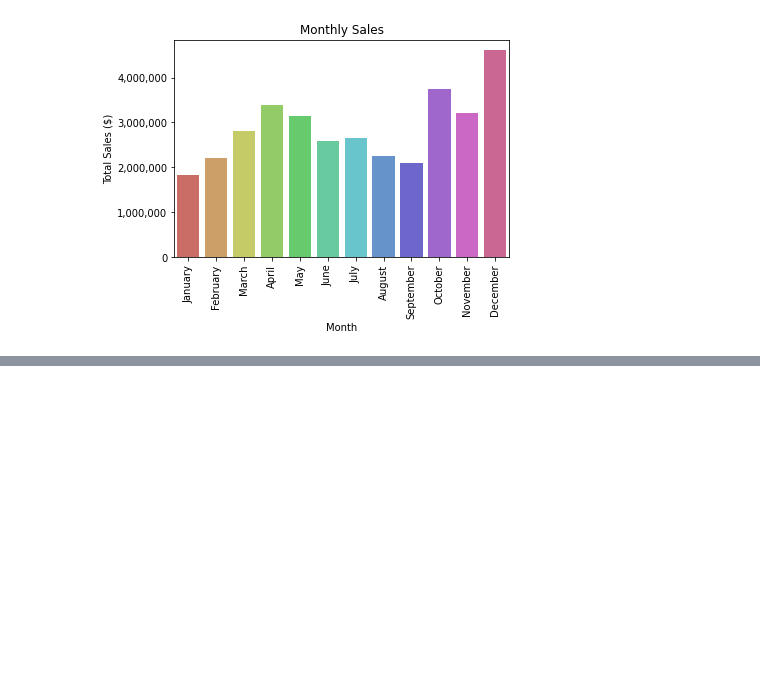
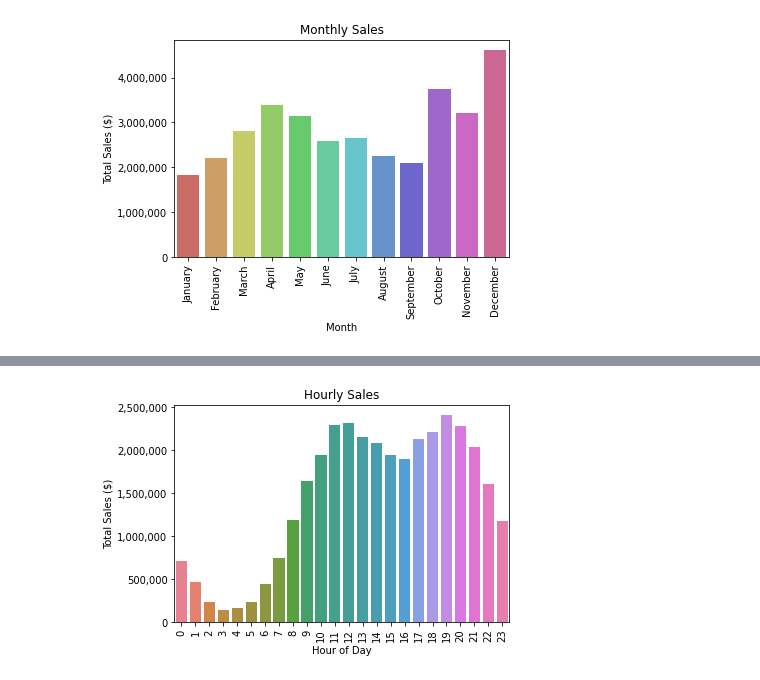
Before and after one commit to lognorman20/tech-sales-analysis, a Jupyter notebook: EDA.ipynb, the cells around one changed output, grey strips where cells are left out. Cells and saved outputs as stored; diff of their text form; code cells hidden in the pictures; blank space fills up the shorter version.

```diff
--- a/EDA.ipynb
+++ b/EDA.ipynb
@@ -81,0 +224,7 @@ plt.gca().yaxis.set_major_formatter(plt.matplotlib.ticker.StrMethodFormatter('{x
+# %%
+hourly_sales_values = []
+
+for x in df['Order_Hour'].unique():
+    table = df.loc[df['Order_Hour'] == x]
+    hourly_sales_values.append(table['Sale_Value'].sum())
+hourly_sales_values
@@ -81,0 +249,5 @@ plt.gca().yaxis.set_major_formatter(plt.matplotlib.ticker.StrMethodFormatter('{x
+# %%
+hourly_sales = pd.DataFrame()
+hourly_sales['Hour'] = df['Order_Hour'].unique()
+hourly_sales['Total Sales ($)'] = hourly_sales_values
+hourly_sales.sort_values(by=['Total Sales ($)'])
@@ -81,0 +272,9 @@ plt.gca().yaxis.set_major_formatter(plt.matplotlib.ticker.StrMethodFormatter('{x
+# %%
+chart = sns.barplot(x="Hour", y="Total Sales ($)", data=hourly_sales, order=None, palette = 'husl')
+chart.set_title('Hourly Sales')
+plt.ticklabel_format(style='plain', axis='y')
+plt.xlabel("Hour of Day")
+chart.set_xticklabels(chart.get_xticklabels(), rotation = 90)
+plt.gca().yaxis.set_major_formatter(plt.matplotlib.ticker.StrMethodFormatter('{x:,.0f}'))
+# %% [output]
+[figure, added]
```
Also changed, not shown: parts of 18 cells of this notebook.
